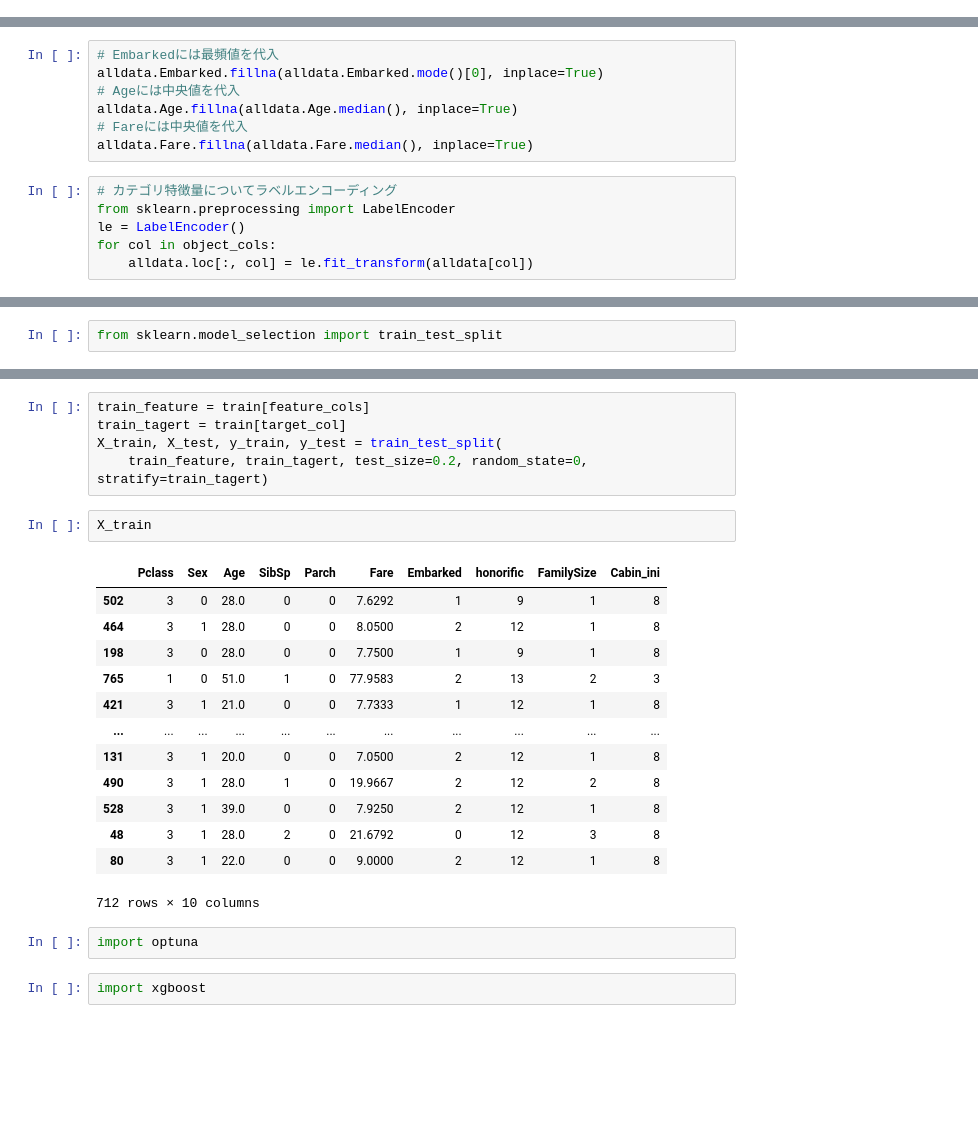
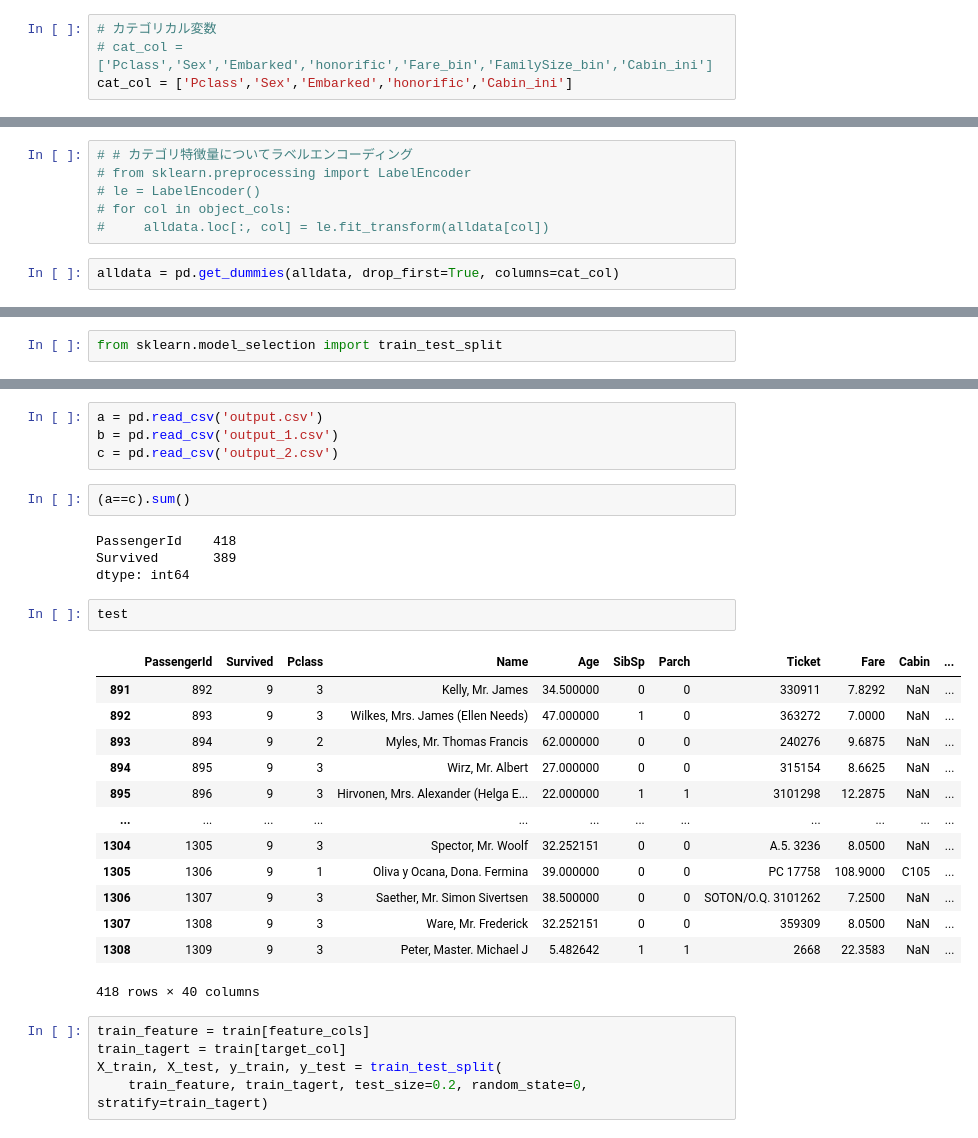
Before and after one commit to yolo-kiyoshi/kaggle_sample, a Jupyter notebook: titanic/notebook/ja-plot.ipynb, the cells around one changed output, grey strips where cells are left out. Cells and saved outputs as stored; diff of their text form; blank space fills up the shorter version.

```diff
--- a/titanic/notebook/ja-plot.ipynb
+++ b/titanic/notebook/ja-plot.ipynb
@@ -50,3 +120,7 @@ object_cols = alldata[feature_cols].dtypes[alldata[feature_cols].dtypes=='object
+# %%
+# カテゴリカル変数
+# cat_col = ['Pclass','Sex','Embarked','honorific','Fare_bin','FamilySize_bin','Cabin_ini']
+cat_col = ['Pclass','Sex','Embarked','honorific','Cabin_ini']
 # %%
 # 欠損値補完
 alldata.isnull().sum()
@@ -68,17 +143,12 @@ honorific           0
 FamilySize          0
 Cabin_ini           0
 dtype: int64
-# %%
-# Embarkedには最頻値を代入
-alldata.Embarked.fillna(alldata.Embarked.mode()[0], inplace=True)
-# Ageには中央値を代入
-alldata.Age.fillna(alldata.Age.median(), inplace=True)
-# Fareには中央値を代入
-alldata.Fare.fillna(alldata.Fare.median(), inplace=True)
 # %%
-# カテゴリ特徴量についてラベルエンコーディング
-from sklearn.preprocessing import LabelEncoder
-le = LabelEncoder()
-for col in object_cols:
-    alldata.loc[:, col] = le.fit_transform(alldata[col])
+# # カテゴリ特徴量についてラベルエンコーディング
+# from sklearn.preprocessing import LabelEncoder
+# le = LabelEncoder()
+# for col in object_cols:
+#     alldata.loc[:, col] = le.fit_transform(alldata[col])
+# %%
+alldata = pd.get_dummies(alldata, drop_first=True, columns=cat_col)
 # %%
@@ -98,25 +616,31 @@ from sklearn.model_selection import train_test_split
+# %%
+a = pd.read_csv('output.csv')
+b = pd.read_csv('output_1.csv')
+c = pd.read_csv('output_2.csv')
+# %%
+(a==c).sum()
+# %% [output]
+PassengerId    418
+Survived       389
+dtype: int64
+# %%
+test
+# %% [output]
+|  | PassengerId | Survived | Pclass | Name | Age | SibSp | Parch | Ticket | Fare | Cabin | ... |
+| 891 | 892 | 9 | 3 | Kelly, Mr. James | 34.500000 | 0 | 0 | 330911 | 7.8292 | NaN | ... |
+| 892 | 893 | 9 | 3 | Wilkes, Mrs. James (Ellen Needs) | 47.000000 | 1 | 0 | 363272 | 7.0000 | NaN | ... |
+| 893 | 894 | 9 | 2 | Myles, Mr. Thomas Francis | 62.000000 | 0 | 0 | 240276 | 9.6875 | NaN | ... |
+| 894 | 895 | 9 | 3 | Wirz, Mr. Albert | 27.000000 | 0 | 0 | 315154 | 8.6625 | NaN | ... |
+| 895 | 896 | 9 | 3 | Hirvonen, Mrs. Alexander (Helga E... | 22.000000 | 1 | 1 | 3101298 | 12.2875 | NaN | ... |
+| ... | ... | ... | ... | ... | ... | ... | ... | ... | ... | ... | ... |
+| 1304 | 1305 | 9 | 3 | Spector, Mr. Woolf | 32.252151 | 0 | 0 | A.5. 3236 | 8.0500 | NaN | ... |
+| 1305 | 1306 | 9 | 1 | Oliva y Ocana, Dona. Fermina | 39.000000 | 0 | 0 | PC 17758 | 108.9000 | C105 | ... |
+| 1306 | 1307 | 9 | 3 | Saether, Mr. Simon Sivertsen | 38.500000 | 0 | 0 | SOTON/O.Q. 3101262 | 7.2500 | NaN | ... |
+| 1307 | 1308 | 9 | 3 | Ware, Mr. Frederick | 32.252151 | 0 | 0 | 359309 | 8.0500 | NaN | ... |
+| 1308 | 1309 | 9 | 3 | Peter, Master. Michael J | 5.482642 | 1 | 1 | 2668 | 22.3583 | NaN | ... |
+418 rows × 40 columns
 # %%
 train_feature = train[feature_cols]
 train_tagert = train[target_col]
 X_train, X_test, y_train, y_test = train_test_split(
     train_feature, train_tagert, test_size=0.2, random_state=0, stratify=train_tagert)
-# %%
-X_train
-# %% [output]
-|  | Pclass | Sex | Age | SibSp | Parch | Fare | Embarked | honorific | FamilySize | Cabin_ini |
-| 502 | 3 | 0 | 28.0 | 0 | 0 | 7.6292 | 1 | 9 | 1 | 8 |
-| 464 | 3 | 1 | 28.0 | 0 | 0 | 8.0500 | 2 | 12 | 1 | 8 |
-| 198 | 3 | 0 | 28.0 | 0 | 0 | 7.7500 | 1 | 9 | 1 | 8 |
-| 765 | 1 | 0 | 51.0 | 1 | 0 | 77.9583 | 2 | 13 | 2 | 3 |
-| 421 | 3 | 1 | 21.0 | 0 | 0 | 7.7333 | 1 | 12 | 1 | 8 |
-| ... | ... | ... | ... | ... | ... | ... | ... | ... | ... | ... |
-| 131 | 3 | 1 | 20.0 | 0 | 0 | 7.0500 | 2 | 12 | 1 | 8 |
-| 490 | 3 | 1 | 28.0 | 1 | 0 | 19.9667 | 2 | 12 | 2 | 8 |
-| 528 | 3 | 1 | 39.0 | 0 | 0 | 7.9250 | 2 | 12 | 1 | 8 |
-| 48 | 3 | 1 | 28.0 | 2 | 0 | 21.6792 | 0 | 12 | 3 | 8 |
-| 80 | 3 | 1 | 22.0 | 0 | 0 | 9.0000 | 2 | 12 | 1 | 8 |
-712 rows × 10 columns
-# %%
-import optuna
-# %%
-import xgboost
```
Also changed, not shown: parts of 47 cells of this notebook, 3 other files.
